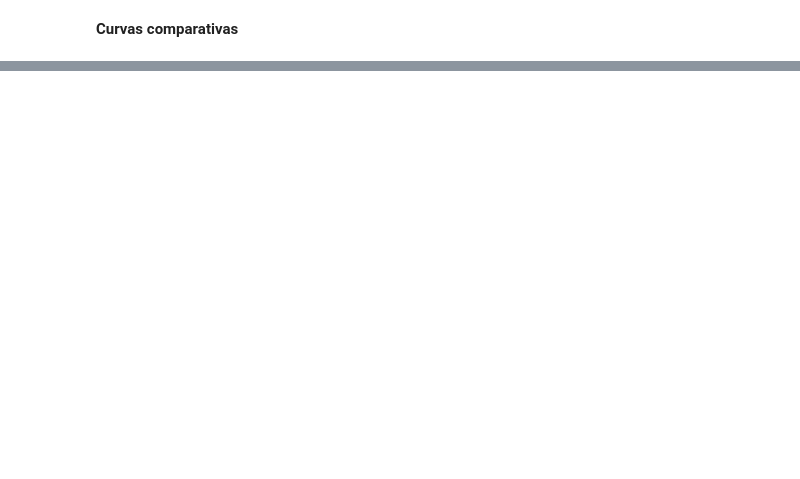
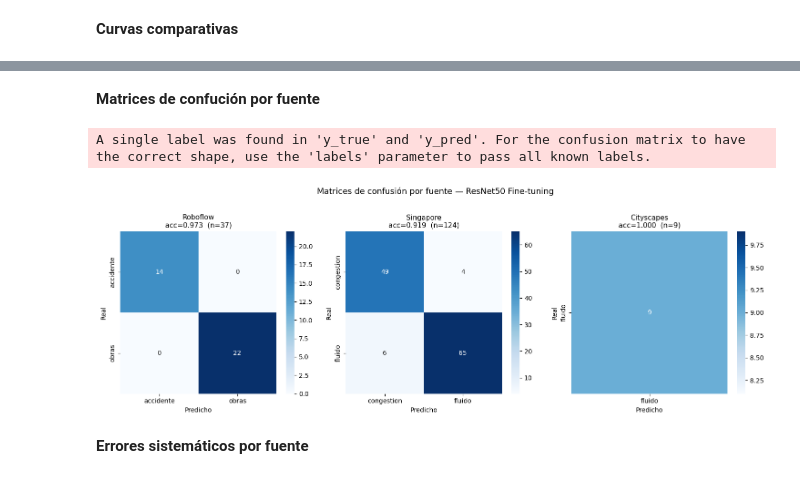
Before and after one commit to Yushetf33/TFM-traffic-incidents, a Jupyter notebook: notebooks/TFM.ipynb, the cells around one changed output, grey strips where cells are left out. Cells and saved outputs as stored; diff of their text form; code cells hidden in the pictures; blank space fills up the shorter version.

```diff
--- a/notebooks/TFM.ipynb
+++ b/notebooks/TFM.ipynb
@@ -1237,0 +1463,20 @@ Comparativa guardada en Drive
+# %%
+print("=" * 60)
+print("  ACCURACY POR CLASE Y FUENTE DE ORIGEN")
+print("=" * 60)
+
+for cls in CLASS_NAMES_ORDERED:
+    sub_cls = df[df['real'] == cls]
+    acc_global = sub_cls['correcto'].mean()
+    fuentes = [f for f in sub_cls['fuente'].unique() if f != 'Augmentation']
+    print(f"\n{cls}  (acc global = {acc_global:.3f})")
+    accs_fuente = []
+    for src in fuentes:
+        sub = sub_cls[sub_cls['fuente'] == src]
+        acc = sub['correcto'].mean()
+        accs_fuente.append(acc)
+        print(f"  {src:<18} acc={acc:.3f}  n={len(sub)}")
+    if len(accs_fuente) >= 2:
+        rango = max(accs_fuente) - min(accs_fuente)
+        flag  = '⚠ posible sesgo de dataset' if rango > 0.15 else '✓ estable'
+        print(f"  → rango entre fuentes = {rango:.3f}  {flag}")
@@ -1237,0 +1501,35 @@ Comparativa guardada en Drive
+# %% [markdown]
+**Matrices de confución por fuente**
+# %%
+import matplotlib.pyplot as plt
+from sklearn.metrics import confusion_matrix
+import seaborn as sns
+
+fuentes_plot = [f for f in df['fuente'].unique() if f != 'Augmentation']
+n = len(fuentes_plot)
+
+fig, axes = plt.subplots(1, n, figsize=(5 * n, 5))
+if n == 1:
+    axes = [axes]
+
+for ax, src in zip(axes, fuentes_plot):
+    sub = df[df['fuente'] == src]
+    clases_idx = sorted(sub['real_idx'].unique())
+    nombres    = [CLASS_NAMES_ORDERED[i] for i in clases_idx]
+    cm = confusion_matrix(sub['real_idx'], sub['pred_idx'], labels=clases_idx)
+    acc = sub['correcto'].mean()
+    sns.heatmap(cm, annot=True, fmt='d', cmap='Blues',
+                xticklabels=nombres, yticklabels=nombres, ax=ax)
+    ax.set_title(f"{src}\nacc={acc:.3f}  (n={len(sub)})", fontsize=11)
+    ax.set_xlabel('Predicho')
+    ax.set_ylabel('Real')
+
+plt.suptitle('Matrices de confusión por fuente — ResNet50 Fine-tuning',
+             fontsize=13, y=1.02)
+plt.tight_layout()
+plt.show()
+# %% [output]
+A single label was found in 'y_true' and 'y_pred'. For the confusion matrix to have the correct shape, use the 'labels' parameter to pass all known labels.
+[figure, added]
+# %% [markdown]
+**Errores sistemáticos por fuente**
```
Also changed, not shown: parts of 33 cells of this notebook.
